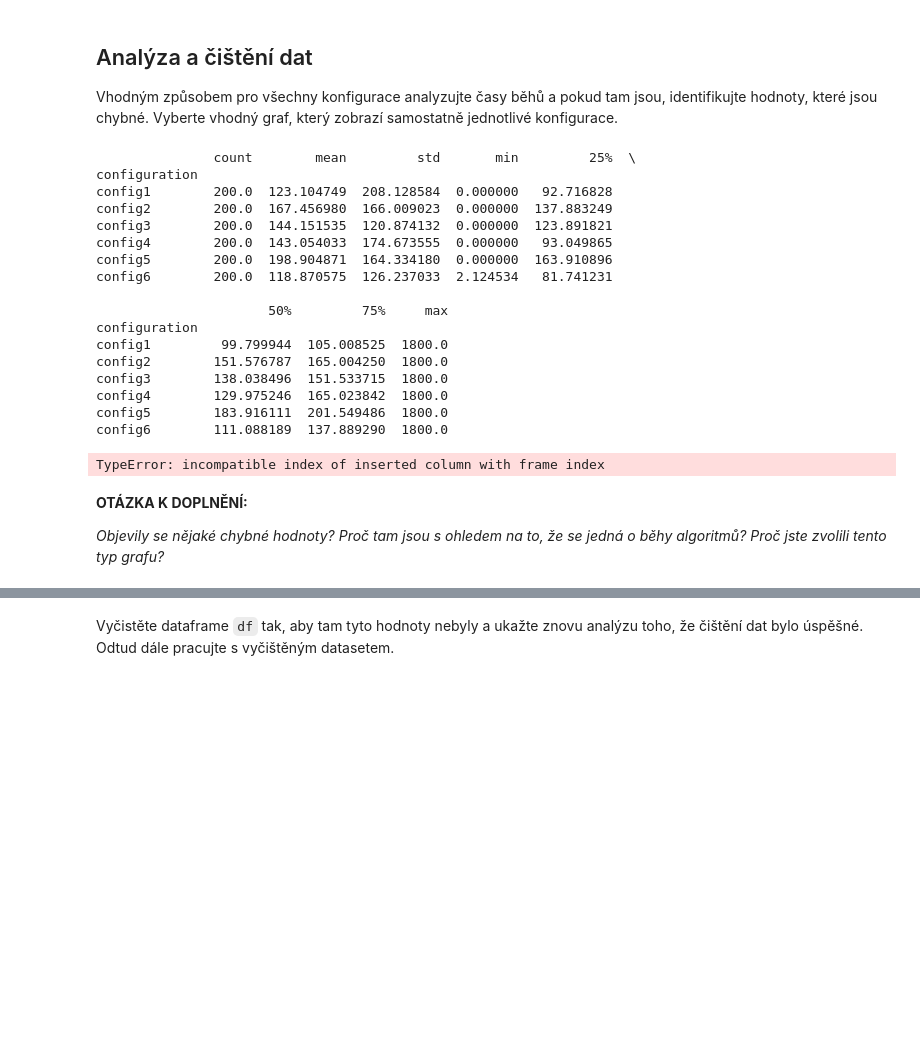
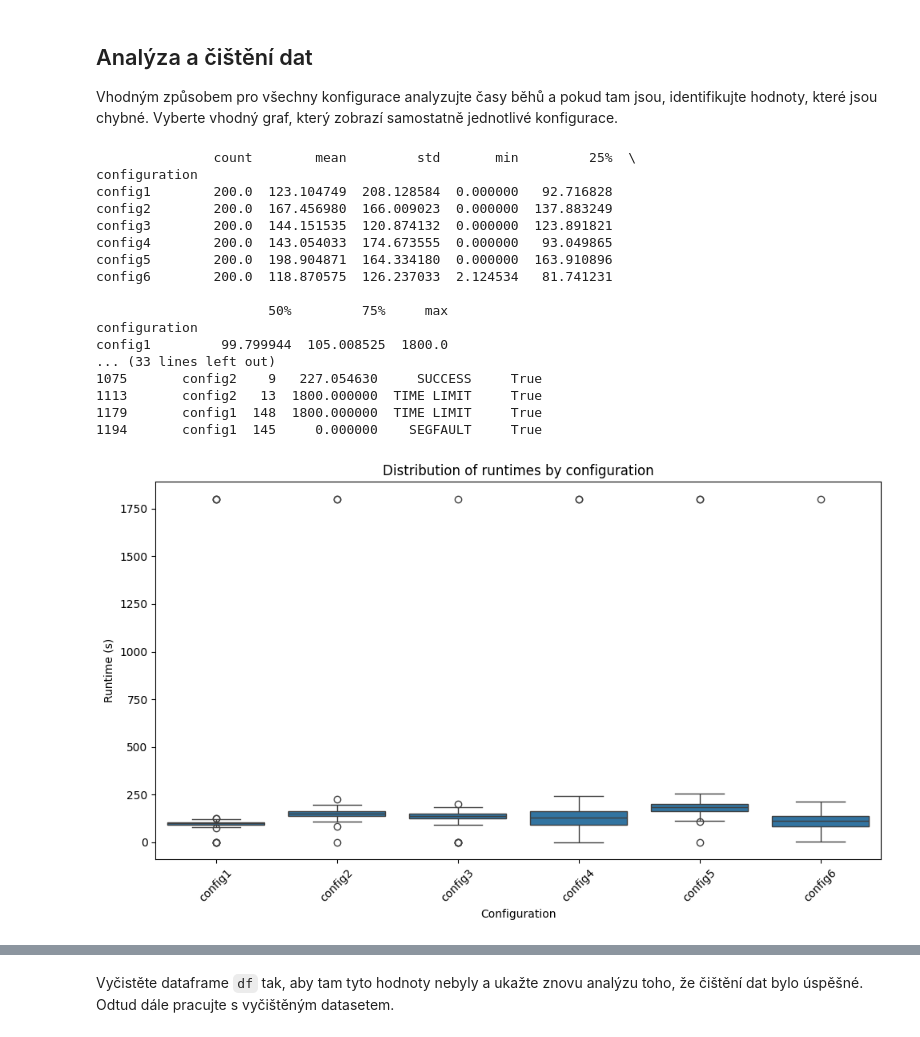
Before and after one commit to jirmusovic/MSP, a Jupyter notebook: proj1.ipynb, the cells around one changed output, grey strips where cells are left out. Saved outputs shown, nothing was run; the diff lists cells and outputs as text; code cells hidden in the pictures; blank space fills up the shorter version.

```diff
--- a/proj1.ipynb
+++ b/proj1.ipynb
@@ -62,8 +62,10 @@ with ZipFile("logfiles.zip") as zf:
 
 df = pd.DataFrame(data)
 
+df['configuration'] = df['configuration'].astype('string') #Lze pouzit i object
 df['run'] = df['run'].astype('int')
 df['runtime'] = df['runtime'].astype('float')
+df['status'] = df['status'].astype('string')
 
 #Kontrola, ze je vse OK
 print(df.head())
@@ -84,56 +86,53 @@ dtype: object
 ## Analýza a čištění dat
 Vhodným způsobem pro všechny konfigurace analyzujte časy běhů a pokud tam jsou, identifikujte hodnoty, které jsou chybné. Vyberte vhodný graf, který zobrazí samostatně jednotlivé konfigurace.
 # %%
-# Statistická analýza pro jednotlivé konfigurace
 config_stats = df.groupby('configuration')['runtime'].describe()
 print(config_stats)
+print("\n")
 
-# Funkce pro identifikaci odlehlých hodnot pomocí mezikvartilového rozpětí (IQR)
-def detect_outliers_iqr(data):
+# Tohle nevim, zda je nutne, ale mluvilo se o tom na prednasce, tak to inkluduji
+def detect_outliers(data):
     Q1 = data.quantile(0.25)
-    Q3 = data.quantile(0.75)
+    Q3 = data.quantile(0.75)  # Prvni a treti kvantil
     IQR = Q3 - Q1
-    lower_bound = Q1 - 1.5 * IQR
-    upper_bound = Q3 + 1.5 * IQR
-    return (data < lower_bound) | (data > upper_bound)
 
-# Identifikace outlierů pro jednotlivé konfigurace
-df['outlier'] = df.groupby('configuration')['runtime'].apply(detect_outliers_iqr)
+    low = Q1 - 1.5 * IQR
+    upp = Q3 + 1.5 * IQR
 
-# Zobrazení řádků, které byly označeny jako odlehlé hodnoty
+    return (data < low) | (data > upp)
+
+df['outlier'] = df.groupby('configuration')['runtime'].transform(detect_outliers)
+
 outliers = df[df['outlier']]
-print("Identifikované odlehlé hodnoty:")
+print("Identified outliers:")
 print(outliers)
 
-# Vizuální analýza pomocí boxplotu
+# Boxplot
+config_order = ['config1', 'config2', 'config3', 'config4', 'config5', 'config6']
 plt.figure(figsize=(10, 6))
-sns.boxplot(x='configuration', y='runtime', data=df)
-plt.title('Rozložení běhových časů podle konfigurace')
+sns.boxplot(x='configuration', y='runtime', data=df, order=config_order)
+plt.title('Distribution of runtimes by configuration')
 plt.ylabel('Runtime (s)')
-plt.xlabel('Konfigurace')
+plt.xlabel('Configuration')
 plt.xticks(rotation=45)
 plt.tight_layout()
 plt.show()
 # %% [output]
                count        mean         std       min         25%  \
 configuration
 config1        200.0  123.104749  208.128584  0.000000   92.716828
 config2        200.0  167.456980  166.009023  0.000000  137.883249
 config3        200.0  144.151535  120.874132  0.000000  123.891821
 config4        200.0  143.054033  174.673555  0.000000   93.049865
 config5        200.0  198.904871  164.334180  0.000000  163.910896
 config6        200.0  118.870575  126.237033  2.124534   81.741231
 
                       50%         75%     max
 configuration
 config1         99.799944  105.008525  1800.0
-config2        151.576787  165.004250  1800.0
-config3        138.038496  151.533715  1800.0
-config4        129.975246  165.023842  1800.0
-config5        183.916111  201.549486  1800.0
-config6        111.088189  137.889290  1800.0
+... (33 lines left out)
+1075       config2    9   227.054630     SUCCESS     True
+1113       config2   13  1800.000000  TIME LIMIT     True
+1179       config1  148  1800.000000  TIME LIMIT     True
+1194       config1  145     0.000000    SEGFAULT     True
-TypeError: incompatible index of inserted column with frame index
+[figure, added]
-# %% [markdown]
-__OTÁZKA K DOPLNĚNÍ:__
-
-_Objevily se nějaké chybné hodnoty? Proč tam jsou s ohledem na to, že se jedná o běhy algoritmů? Proč jste zvolili tento typ grafu?_
```
Also changed, not shown: parts of 9 cells of this notebook.
